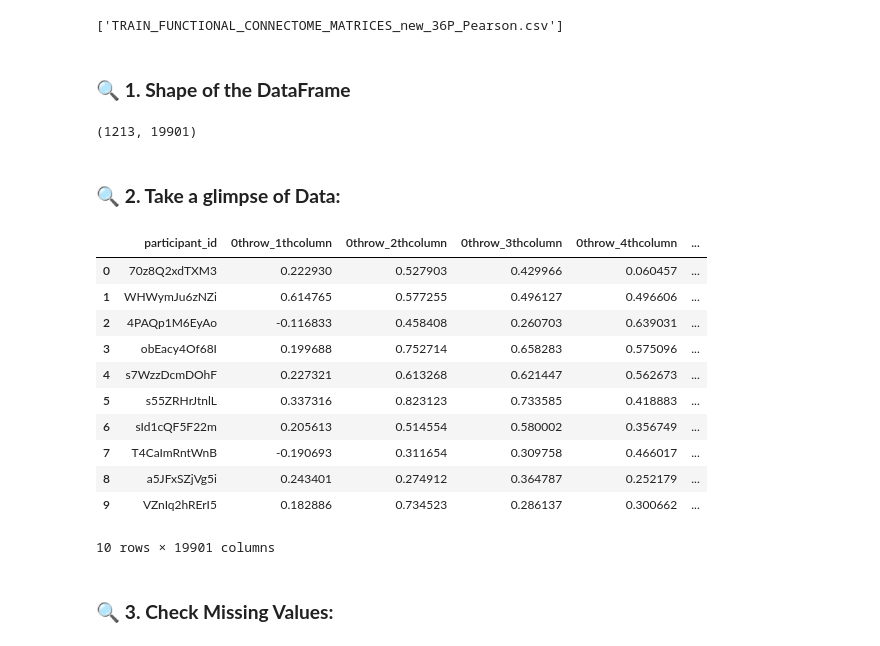
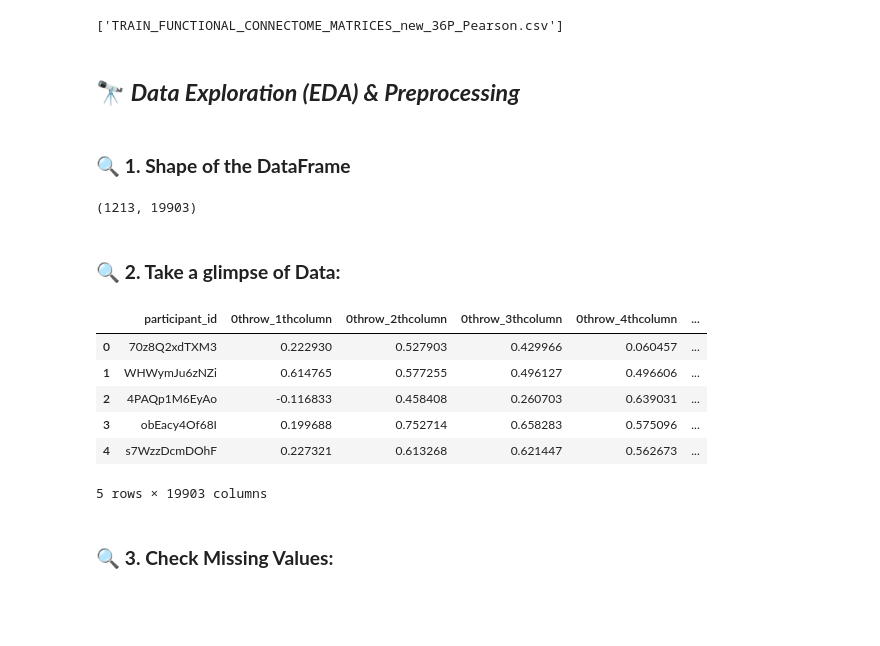
Before and after one commit to yigaai/Psycho_Neuro_ML_Project, a Jupyter notebook: understand-adhd.ipynb, the cells around one changed output. Saved outputs shown, nothing was run; the diff lists cells and outputs as text; code cells hidden in the pictures; blank space fills up the shorter version.

```diff
--- a/understand-adhd.ipynb
+++ b/understand-adhd.ipynb
@@ -713,29 +712,30 @@ os.listdir('/kaggle/input/functional-matrices')
 ['TRAIN_FUNCTIONAL_CONNECTOME_MATRICES_new_36P_Pearson.csv']
 # %%
 df_fcm = pd.read_csv('/kaggle/input/functional-matrices/TRAIN_FUNCTIONAL_CONNECTOME_MATRICES_new_36P_Pearson.csv')
+
+df_fcm = df_fcm.merge(df_solu,
+                     on = 'participant_id',
+                     how = 'inner')
+# %% [markdown]
+## 🔭 ***Data Exploration (EDA) & Preprocessing***
 # %% [markdown]
 ### 🔍 **1. Shape of the DataFrame**
 # %%
 df_fcm.shape
 # %% [output]
-(1213, 19901)
+(1213, 19903)
 # %% [markdown]
 ### 🔍 **2. Take a glimpse of Data:**
 # %%
-df_fcm.head(10)
+df_fcm.head(5)
 # %% [output]
 |  | participant_id | 0throw_1thcolumn | 0throw_2thcolumn | 0throw_3thcolumn | 0throw_4thcolumn | ... |
 | 0 | 70z8Q2xdTXM3 | 0.222930 | 0.527903 | 0.429966 | 0.060457 | ... |
 | 1 | WHWymJu6zNZi | 0.614765 | 0.577255 | 0.496127 | 0.496606 | ... |
 | 2 | 4PAQp1M6EyAo | -0.116833 | 0.458408 | 0.260703 | 0.639031 | ... |
 | 3 | obEacy4Of68I | 0.199688 | 0.752714 | 0.658283 | 0.575096 | ... |
 | 4 | s7WzzDcmDOhF | 0.227321 | 0.613268 | 0.621447 | 0.562673 | ... |
-| 5 | s55ZRHrJtnlL | 0.337316 | 0.823123 | 0.733585 | 0.418883 | ... |
-| 6 | sId1cQF5F22m | 0.205613 | 0.514554 | 0.580002 | 0.356749 | ... |
-| 7 | T4CaImRntWnB | -0.190693 | 0.311654 | 0.309758 | 0.466017 | ... |
-| 8 | a5JFxSZjVg5i | 0.243401 | 0.274912 | 0.364787 | 0.252179 | ... |
-| 9 | VZnIq2hRErI5 | 0.182886 | 0.734523 | 0.286137 | 0.300662 | ... |
-10 rows × 19901 columns
+5 rows × 19903 columns
 # %% [markdown]
 ### 🔍 **3. Check Missing Values:**
 # %%
```
Also changed, not shown: parts of 6 cells of this notebook.
